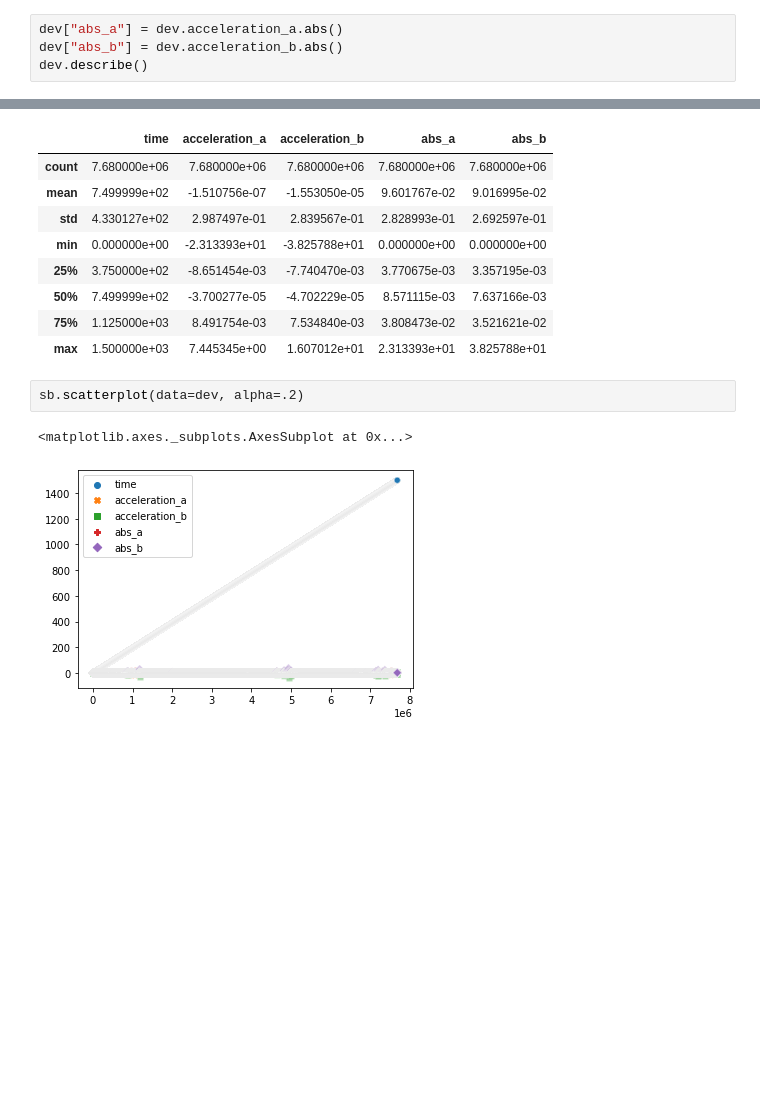
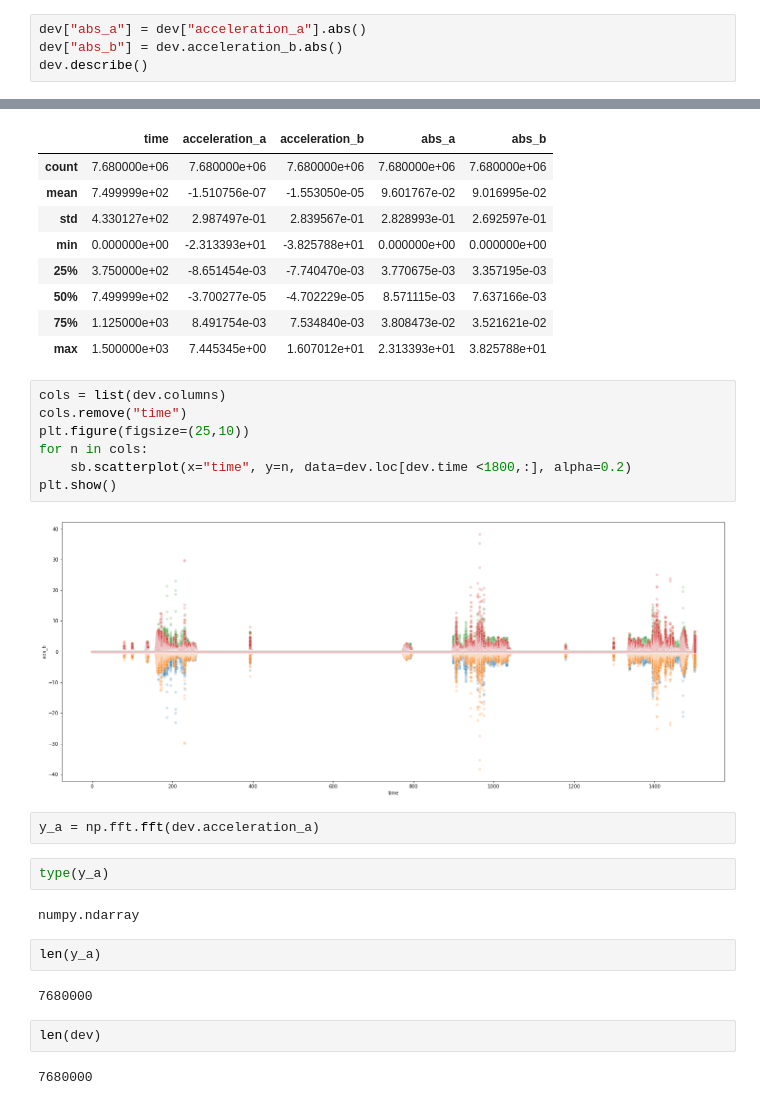
Before and after one commit to tnankie/project-sturm_drang, a Jupyter notebook: EDA.ipynb, the cells around one changed output, grey strips where cells are left out. Saved outputs shown, nothing was run; the diff lists cells and outputs as text; blank space fills up the shorter version.

```diff
--- a/EDA.ipynb
+++ b/EDA.ipynb
@@ -129,7 +138,7 @@ Data columns (total 3 columns):
 dtypes: float64(3)
 memory usage: 234.4 MB
 # %%
-dev["abs_a"] = dev.acceleration_a.abs()
+dev["abs_a"] = dev["acceleration_a"].abs()
 dev["abs_b"] = dev.acceleration_b.abs()
 dev.describe()
 # %% [output]
@@ -151,8 +160,26 @@ See the caveats in the documentation: https://pandas.pydata.org/pandas-docs/stab
 | 50% | 7.499999e+02 | -3.700277e-05 | -4.702229e-05 | 8.571115e-03 | 7.637166e-03 |
 | 75% | 1.125000e+03 | 8.491754e-03 | 7.534840e-03 | 3.808473e-02 | 3.521621e-02 |
 | max | 1.500000e+03 | 7.445345e+00 | 1.607012e+01 | 2.313393e+01 | 3.825788e+01 |
-# %%
-sb.scatterplot(data=dev, alpha=.2)
-# %% [output]
-<matplotlib.axes._subplots.AxesSubplot at 0x...>
-[figure, removed]
+# %%
+cols = list(dev.columns)
+cols.remove("time")
+plt.figure(figsize=(25,10))
+for n in cols:
+    sb.scatterplot(x="time", y=n, data=dev.loc[dev.time <1800,:], alpha=0.2)
+plt.show()
+# %% [output]
+[figure, added]
+# %%
+y_a = np.fft.fft(dev.acceleration_a)
+# %%
+type(y_a)
+# %% [output]
+numpy.ndarray
+# %%
+len(y_a)
+# %% [output]
+7680000
+# %%
+len(dev)
+# %% [output]
+7680000
```
Also changed, not shown: parts of 18 cells of this notebook.
